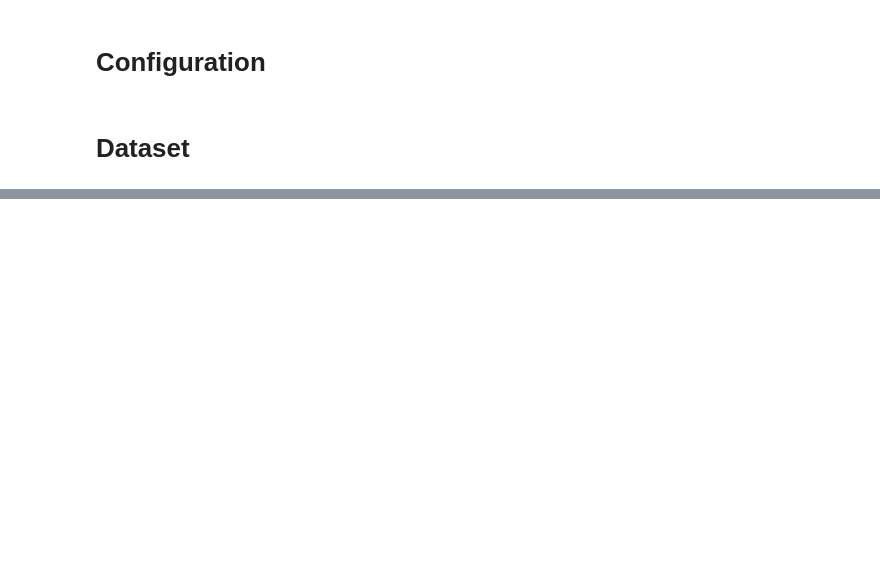
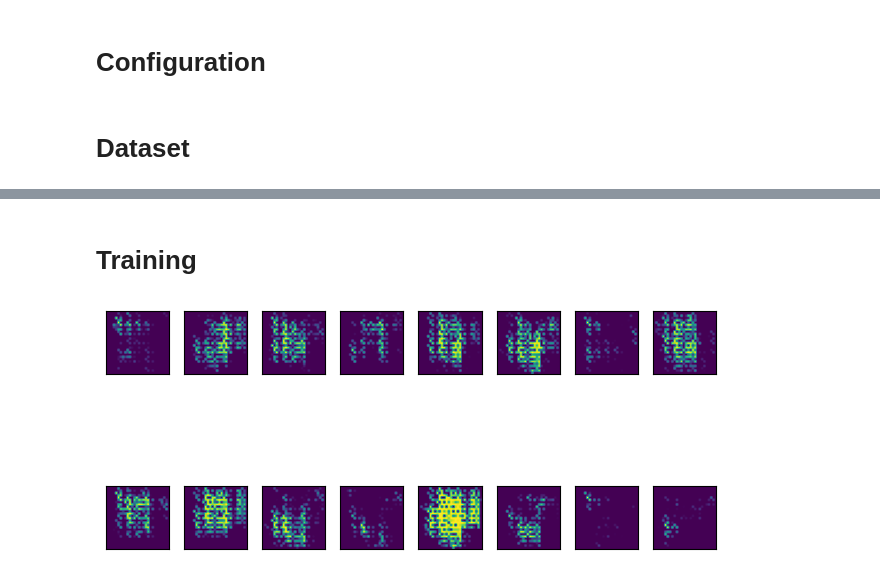
Before and after one commit to Roudranil/aml-assignment-2-gan, a Jupyter notebook: src/mnist-gan.ipynb, the cells around one changed output, grey strips where cells are left out. Saved outputs shown, nothing was run; the diff lists cells and outputs as text; code cells hidden in the pictures; blank space fills up the shorter version.

Commit message:
started mnist gan

```diff
--- a/src/mnist-gan.ipynb
+++ b/src/mnist-gan.ipynb
@@ -59,0 +279,2 @@ class MnistDataset(Dataset):
+# %% [markdown]
+# Training
@@ -59,0 +376,47 @@ class MnistDataset(Dataset):
+# %%
+def save_model(model, name):
+    torch.save(model.state_dict(), f"assignment-2/saved-model/gan-{name}.pth")
+
+
+def load_model(model, name):
+    model.load_state_dict(torch.load(f"assignment-2/saved-model/gan-{name}.pth"))
+
+
+def train_network(
+    gen: nn.Module,
+    disc: nn.Module,
+    train_dataloader: DataLoader,
+    name: str,
+):
+    weights_initialisation(gen)
+    weights_initialisation(disc)
+    optimiser_gen = optim.Adam(gen.parameters(), lr=LEARNING_RATE, betas=BETA)
+    optimiser_disc = optim.Adam(disc.parameters(), lr=LEARNING_RATE, betas=BETA)
+    loss_fn = nn.BCELoss()
+    fixed_z = (
+        torch.distributions.uniform.Uniform(-1, 1)
+        .sample([SAMPLE_SIZE, Z_DIM])
+        .to(DEVICE)
+    )
+
+    losses = train(
+        gen,
+        disc,
+        train_dataloader,
+        optimiser_gen,
+        optimiser_disc,
+        loss_fn,
+        fixed_z,
+    )
+    save_model(model, name)
+    return losses
+# %%
+train_dataset = MnistDataset("assignment-2/data/mnist/mnist_train.csv")
+
+train_dataloader = DataLoader(train_dataset, batch_size=BATCH_SIZE, shuffle=True)
+# %%
+disc = Discriminator(NUM_CHANNELS, NUM_FEATURES_DISC).to(DEVICE)
+gen = Generator(Z_DIM, NUM_CHANNELS, NUM_FEATURES_GEN).to(DEVICE)
+train_network(gen, disc, train_dataloader, "trial-1")
+# %% [output]
+[figure, added]
```
Also changed, not shown: parts of 18 cells of this notebook.
